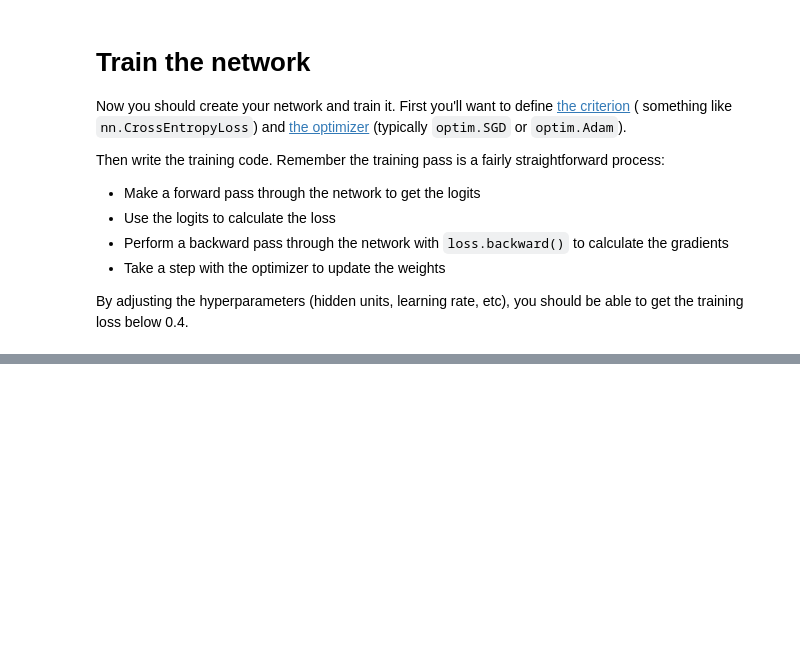
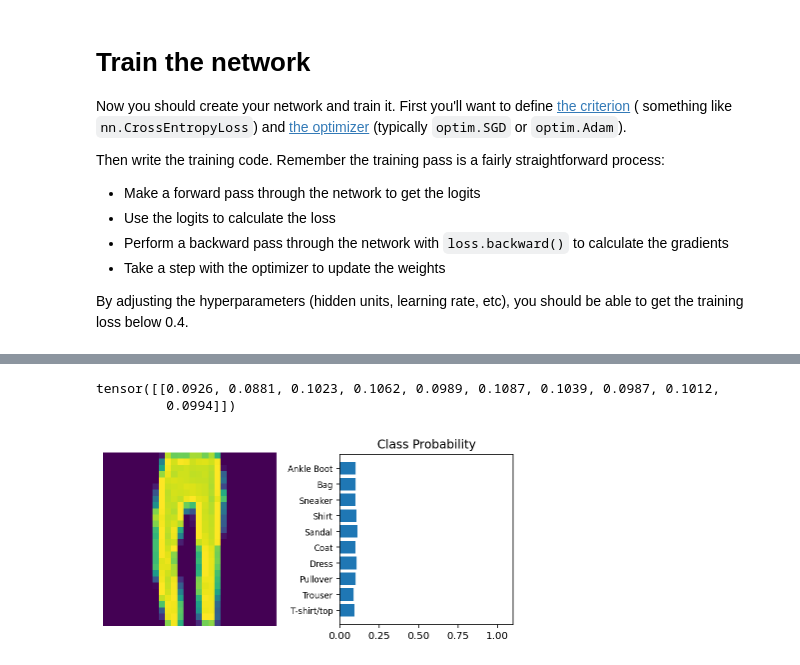
Before and after one commit to Nid989/Pytorch, a Jupyter notebook: intro-to-pytorch/Part 4 - Fashion-MNIST (Exercises).ipynb, the cells around one changed output, grey strips where cells are left out. Saved outputs shown, nothing was run; the diff lists cells and outputs as text; code cells hidden in the pictures; blank space fills up the shorter version.

```diff
--- a/intro-to-pytorch/Part 4 - Fashion-MNIST (Exercises).ipynb
+++ b/intro-to-pytorch/Part 4 - Fashion-MNIST (Exercises).ipynb
@@ -75,3 +47,26 @@ Here you should define your network. As with MNIST, each image is 28x28 which is
+# %%
+# TODO: Define your network architecture here
+from torch import nn
+import torch.nn.functional as F
+
+
+class Network(nn.Module):
+
+    def __init__(self):
+        super().__init__()
+
+        self.fc1 = nn.Linear(784, 256)
+        self.fc2 = nn.Linear(256, 128)
+        self.fc3 = nn.Linear(128, 64)
+        self.fc4 = nn.Linear(64, 10)
+
+    def forward(self, x):
+        x = F.relu(self.fc1(x))
+        x = F.relu(self.fc2(x))
+        x = F.relu(self.fc3(x))
+        x = F.log_softmax(self.fc4(x), dim=1)
+
+        return x
 # %% [markdown]
 # Train the network
 
@@ -91,0 +83,9 @@ By adjusting the hyperparameters (hidden units, learning rate, etc), you should
+# %%
+# TODO: Create the network, define the criterion and optimizer
+from torch import optim
+
+model = Network()
+print(model)
+
+criterion = nn.NLLLoss()
+optimizer = optim.Adam(model.parameters(), lr=0.001, betas=(0.9, 0.999), eps=1e-08,)
@@ -92,19 +125,26 @@ By adjusting the hyperparameters (hidden units, learning rate, etc), you should
 # %%
 %matplotlib inline
 %config InlineBackend.figure_format = 'retina'
 
 import helper
 
 # Test out your network!
 
 dataiter = iter(testloader)
 images, labels = dataiter.next()
 img = images[0]
 # Convert 2D image to 1D vector
 img = img.resize_(1, 784)
 
 # TODO: Calculate the class probabilities (softmax) for img
-ps =
+with torch.no_grad():
+    logprob = model(img)
 
+ps = torch.exp(logprob)
+print(ps)
 # Plot the image and probabilities
 helper.view_classify(img.resize_(1, 28, 28), ps, version='Fashion')
+# %% [output]
+tensor([[0.0926, 0.0881, 0.1023, 0.1062, 0.0989, 0.1087, 0.1039, 0.0987, 0.1012,
+         0.0994]])
+[figure, added]
```
Also changed, not shown: parts of 12 cells of this notebook, 2 other files.
